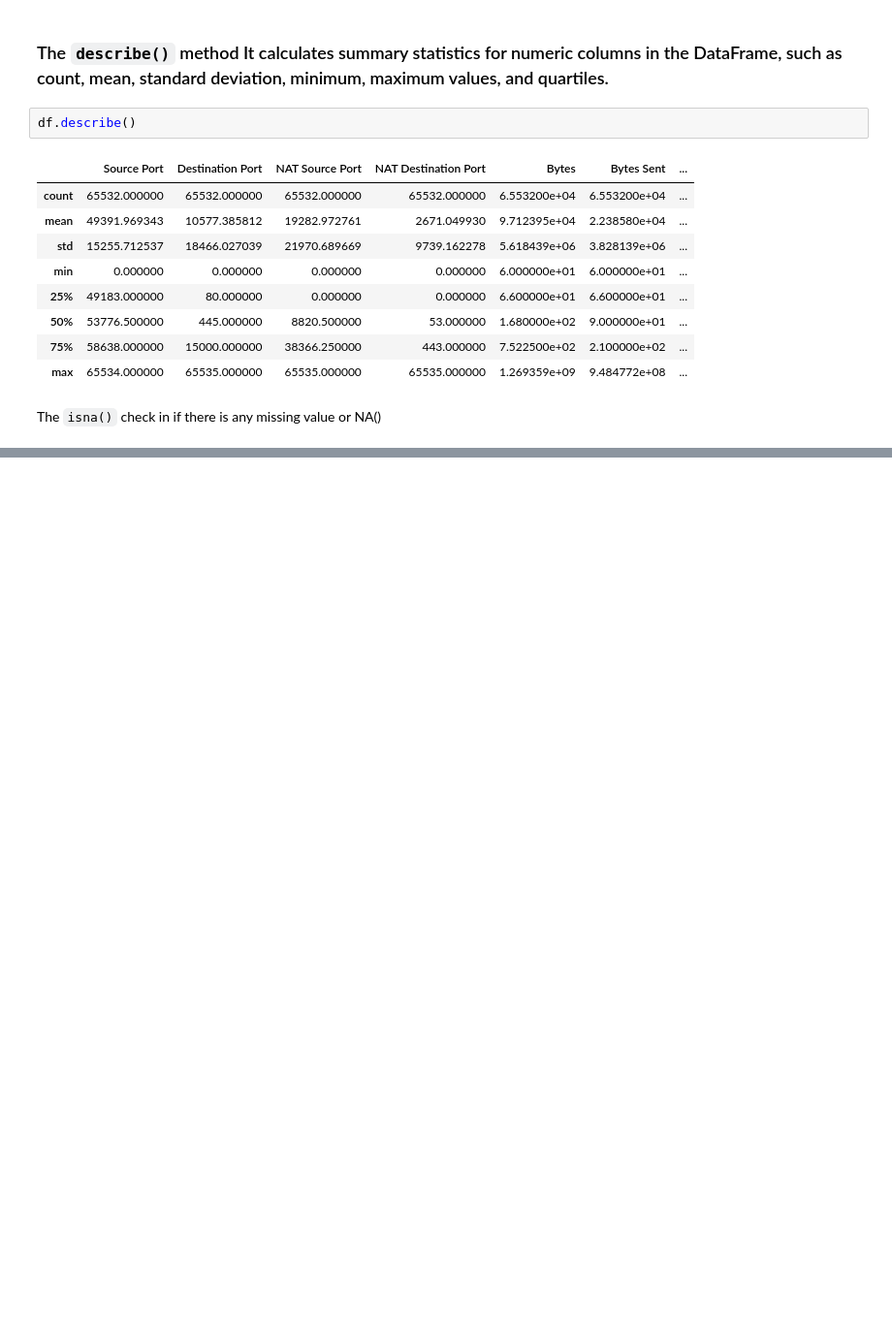
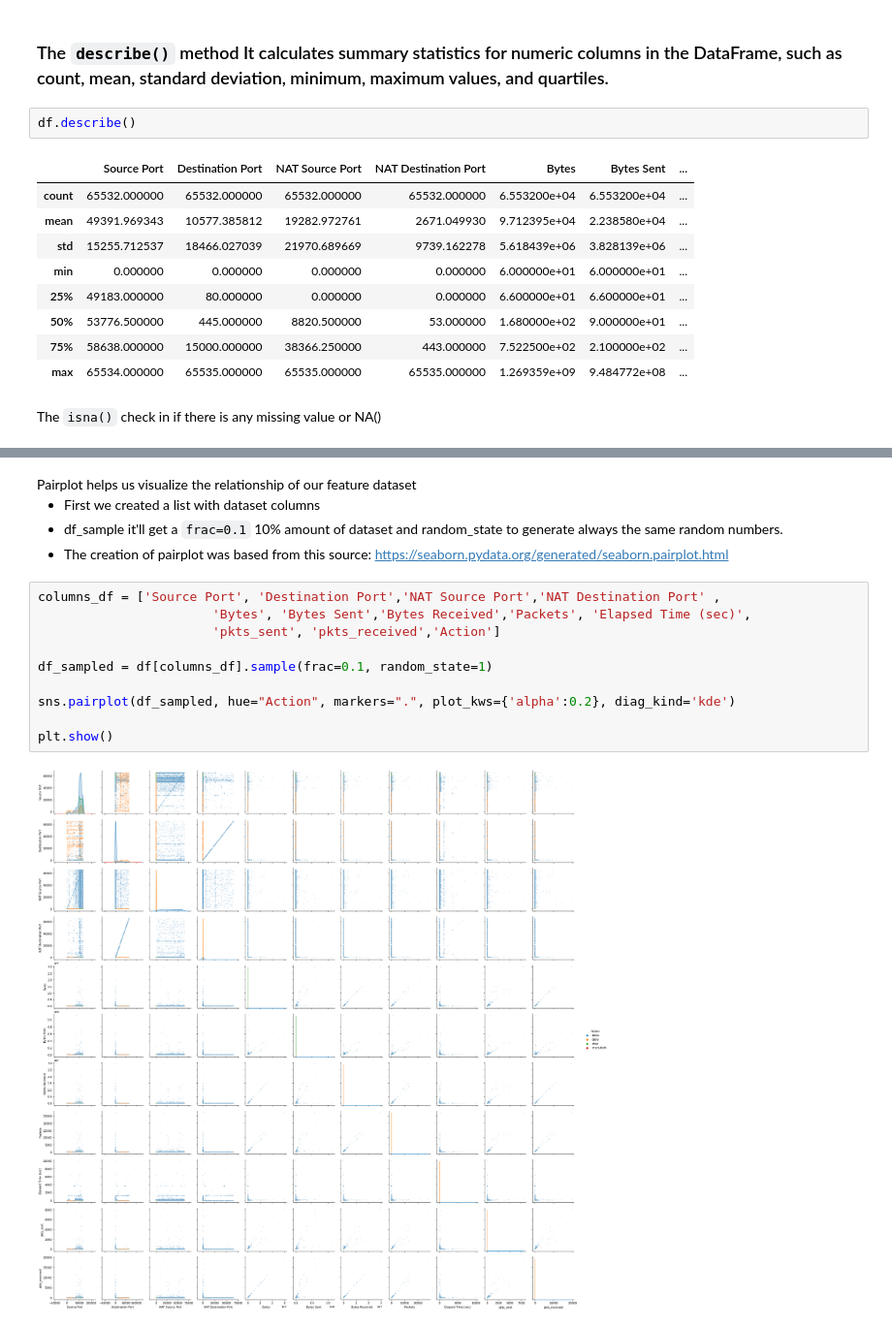
Before and after one commit to Marco2020333/ML_CA1, a Jupyter notebook: Marco2020333_ML_CA1.ipynb, the cells around one changed output, grey strips where cells are left out. Shown at 97% size. Saved outputs shown, nothing was run; the diff lists cells and outputs as text; blank space fills up the shorter version.

```diff
--- a/Marco2020333_ML_CA1.ipynb
+++ b/Marco2020333_ML_CA1.ipynb
@@ -108,0 +144,19 @@ Chumbar, S. (2023). The CRISP-DM Process: A Comprehensive Guide. [online] Medium
+# %% [markdown]
+</p> Pairplot helps us visualize the relationship of our feature dataset</p>
+
+* First we created a list with dataset columns
+* df_sample it'll get a  `frac=0.1` 10% amount of dataset and random_state to generate always the same random numbers.
+* The creation of pairplot was based from this source:
+    https://seaborn.pydata.org/generated/seaborn.pairplot.html
+# %%
+columns_df = ['Source Port', 'Destination Port','NAT Source Port','NAT Destination Port' ,
+                       'Bytes', 'Bytes Sent','Bytes Received','Packets', 'Elapsed Time (sec)',
+                       'pkts_sent', 'pkts_received','Action']
+
+df_sampled = df[columns_df].sample(frac=0.1, random_state=1)
+
+sns.pairplot(df_sampled, hue="Action", markers=".", plot_kws={'alpha':0.2}, diag_kind='kde')
+
+plt.show()
+# %% [output]
+[figure, added]
```
Also changed, not shown: parts of 69 cells of this notebook.
